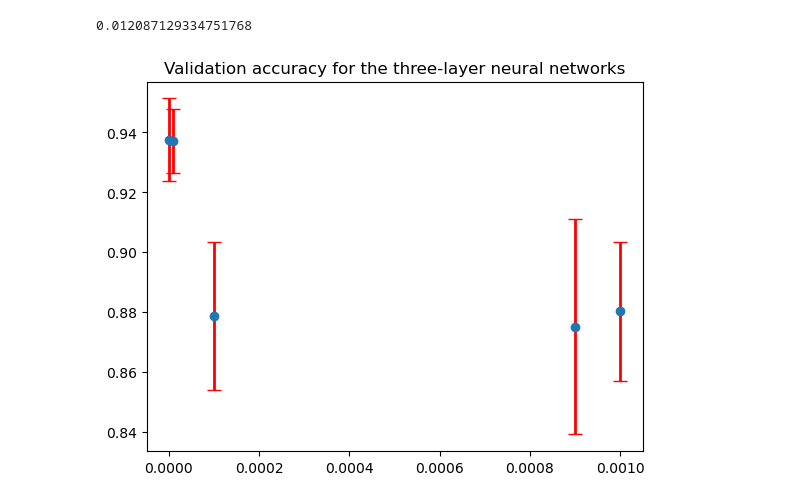
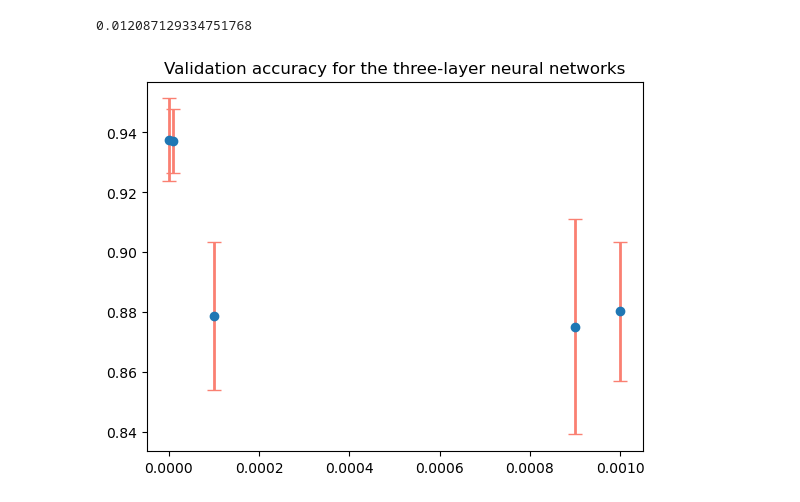
Before and after one commit to EldritchEli/DataScienceAndAI, a Jupyter notebook: Assignment7/notebook_week7(1).ipynb, the cells around one changed output. Cells and saved outputs as stored; diff of their text form; code cells hidden in the pictures.

```diff
--- a/Assignment7/notebook_week7(1).ipynb
+++ b/Assignment7/notebook_week7(1).ipynb
@@ -451,17 +451,17 @@ print(np.std(val_accuracies))
 # %%
 regularization_factors=[0.001,0.0001,0.0009,0.00001,0.000001]
 
 stds = [std_0_001,std_0_0001,std_0_0009,std_0_00001,std_0_000001]
 xval=(0.001,0.0001,0.0009,0.00001,0.000001)
 #aka yval:
 means = [mean_0_001,mean_0_0001,mean_0_0009,mean_0_00001,mean_0_000001]
 
 #plt.errorbar(xval,means,yerr=std_0_001, label='line1')
 #plt.errorbar(xval,means,yerr=stds)
 
-plt.errorbar(xval,means,yerr=stds,fmt='o',ecolor='r', elinewidth=2, capsize=5)
+plt.errorbar(xval,means,yerr=stds,fmt='o',ecolor='salmon', elinewidth=2, capsize=5)
 plt.title('Validation accuracy for the three-layer neural networks')
 #plt.legend(loc='upper right')
 plt.show()
 # %% [output]
-[figure, old version]
+[figure, new version]
```
